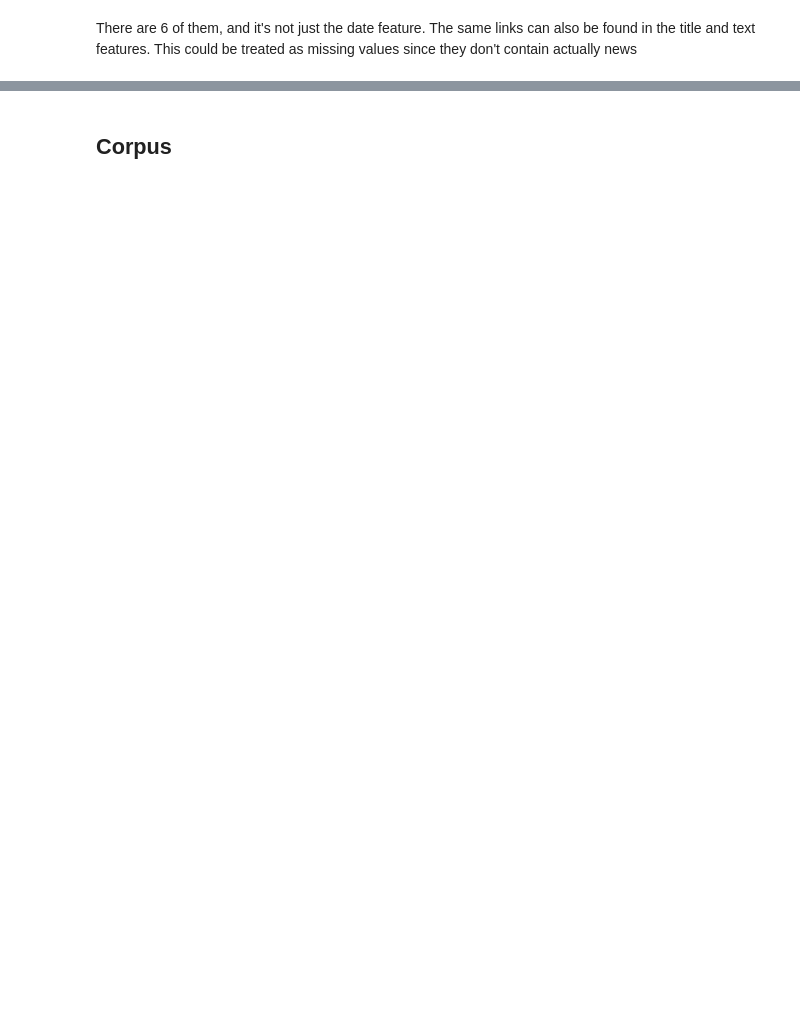
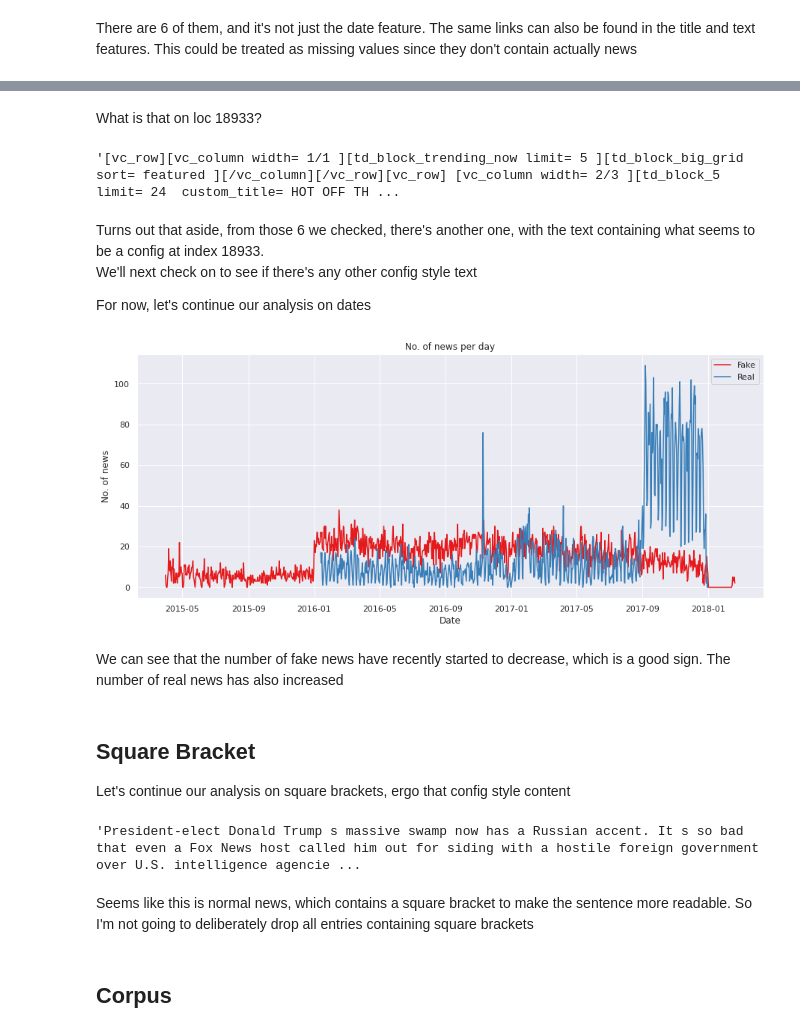
Before and after one commit to NikkiSatmaka/fake-news-identifier, a Jupyter notebook: h8dsft_Milestone2P2_nikki_satmaka.ipynb, the cells around one changed output, grey strips where cells are left out. Saved outputs shown, nothing was run; the diff lists cells and outputs as text; code cells hidden in the pictures; blank space fills up the shorter version.

```diff
--- a/h8dsft_Milestone2P2_nikki_satmaka.ipynb
+++ b/h8dsft_Milestone2P2_nikki_satmaka.ipynb
@@ -282,2 +369,8 @@ df_train[df_train['date'].str.contains('http')]
 # %% [markdown]
 There are 6 of them, and it's not just the date feature. The same links can also be found in the title and text features. This could be treated as missing values since they don't contain actually news
+# %%
+# convert date to datetime object and pass errors as NaT
+df_train['date'] = pd.to_datetime(df_train['date'], errors='coerce')
+
+# display the missing dates
+df_train[df_train['date'].isna()]
@@ -284,3 +386,47 @@ There are 6 of them, and it's not just the date feature. The same links can also
+# %% [markdown]
+What is that on loc 18933?
+# %%
+# display text at loc 18933
+df_train['text'][18933]
+# %% [output]
+'[vc_row][vc_column width= 1/1 ][td_block_trending_now limit= 5 ][td_block_big_grid sort= featured ][/vc_column][/vc_row][vc_row] [vc_column width= 2/3 ][td_block_5 limit= 24  custom_title= HOT OFF TH ...
+# %% [markdown]
+Turns out that aside, from those 6 we checked, there's another one, with the text containing what seems to be a config at index 18933.\
+We'll next check on to see if there's any other config style text
+
+For now, let's continue our analysis on dates
+# %%
+# drop missing dates
+df_train = df_train.dropna(subset=['date'])
+# %%
+# count the number of news per day
+fake_news_per_day = df_train[df_train['label'] == 0].groupby(pd.Grouper(key='date', freq='D'))['title'].count()
+real_news_per_day = df_train[df_train['label'] == 1].groupby(pd.Grouper(key='date', freq='D'))['title'].count()
+
+# plot the number of news per day
+plt.figure(figsize=(15, 6))
+plt.plot(fake_news_per_day, label='Fake')
+plt.plot(real_news_per_day, label='Real')
+plt.title('No. of news per day')
+plt.xlabel('Date')
+plt.ylabel('No. of news')
+plt.legend()
+plt.show()
+# %% [output]
+[figure, added]
+# %% [markdown]
+We can see that the number of fake news have recently started to decrease, which is a good sign. The number of real news has also increased
+# %% [markdown]
+## Square Bracket
+
+Let's continue our analysis on square brackets, ergo that config style content
+# %%
+# display a text that contains square bracket
+df_train[df_train['text'].str.contains(r'(\[.*\])', regex=True)].iloc[0]['text']
+# %% [output]
+'President-elect Donald Trump s massive swamp now has a Russian accent. It s so bad that even a Fox News host called him out for siding with a hostile foreign government over U.S. intelligence agencie ...
+# %% [markdown]
+Seems like this is normal news, which contains a square bracket to make the sentence more readable. So I'm not going to deliberately drop all entries containing square brackets
 # %% [markdown]
 ## Corpus
 # %%
```
Also changed, not shown: parts of 88 cells of this notebook, 1 other file.
